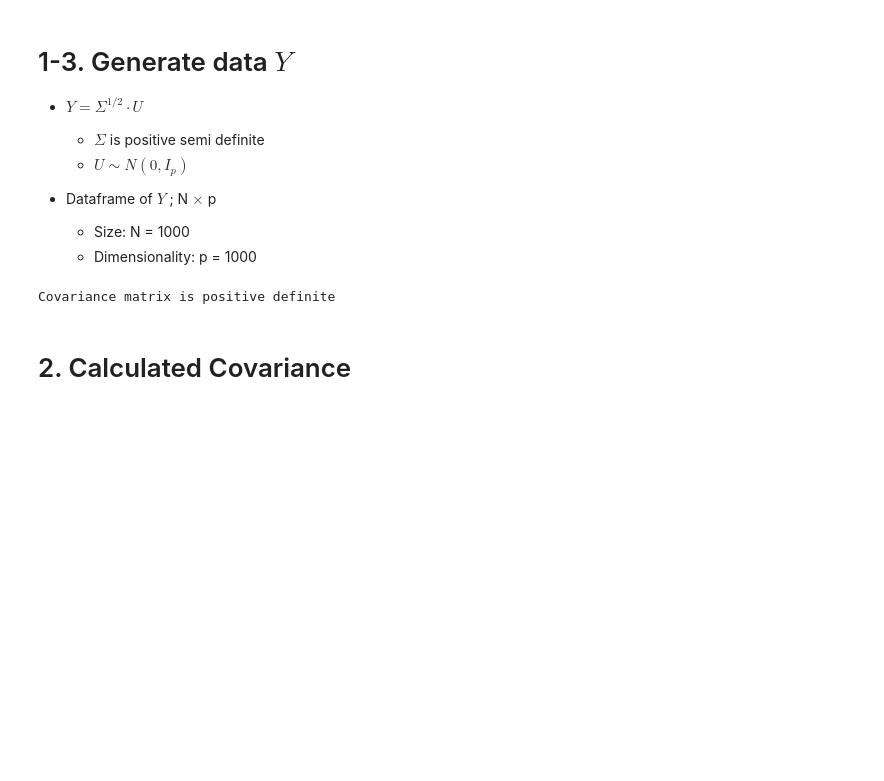
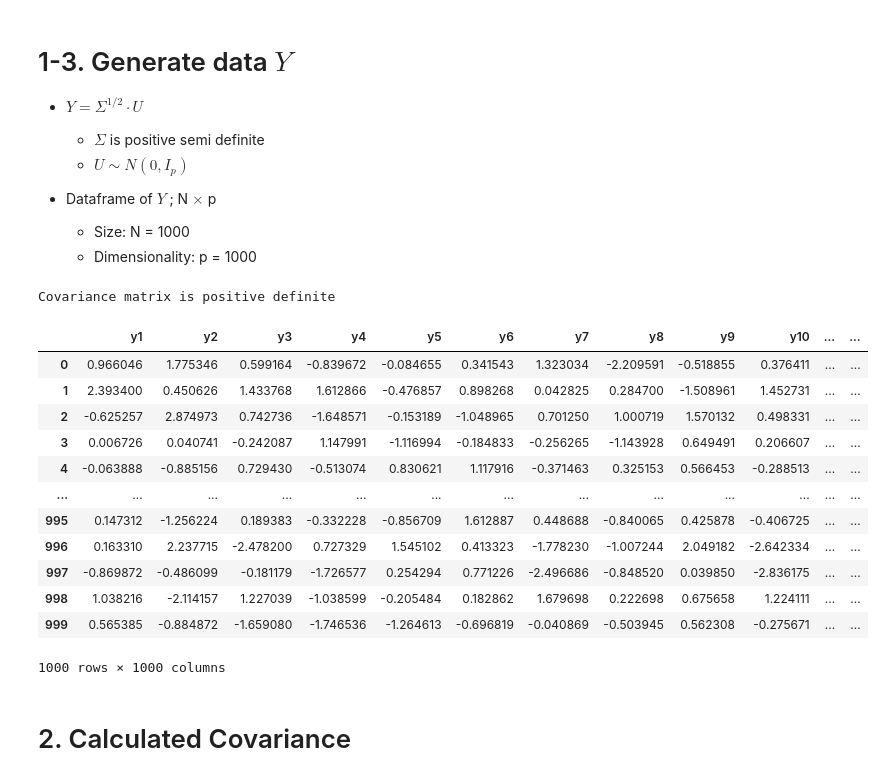
Before and after one commit to 272-burger/Covariance-Modeling, a Jupyter notebook: Covariance/RA_ExpPlotting.ipynb, the cells around one changed output. Saved outputs shown, nothing was run; the diff lists cells and outputs as text; code cells hidden in the pictures; blank space fills up the shorter version.

```diff
--- a/Covariance/RA_ExpPlotting.ipynb
+++ b/Covariance/RA_ExpPlotting.ipynb
@@ -97,6 +100,22 @@ for i in range(N):
 
 col_names = ['y{}'.format(i+1) for i in range(p)]
 y_df = pd.DataFrame(np.reshape(results, (N, p)), columns=col_names)
+# %%
+y_df
+# %% [output]
+|  | y1 | y2 | y3 | y4 | y5 | y6 | y7 | y8 | y9 | y10 | ... | ... |
+| 0 | 0.966046 | 1.775346 | 0.599164 | -0.839672 | -0.084655 | 0.341543 | 1.323034 | -2.209591 | -0.518855 | 0.376411 | ... | ... |
+| 1 | 2.393400 | 0.450626 | 1.433768 | 1.612866 | -0.476857 | 0.898268 | 0.042825 | 0.284700 | -1.508961 | 1.452731 | ... | ... |
+| 2 | -0.625257 | 2.874973 | 0.742736 | -1.648571 | -0.153189 | -1.048965 | 0.701250 | 1.000719 | 1.570132 | 0.498331 | ... | ... |
+| 3 | 0.006726 | 0.040741 | -0.242087 | 1.147991 | -1.116994 | -0.184833 | -0.256265 | -1.143928 | 0.649491 | 0.206607 | ... | ... |
+| 4 | -0.063888 | -0.885156 | 0.729430 | -0.513074 | 0.830621 | 1.117916 | -0.371463 | 0.325153 | 0.566453 | -0.288513 | ... | ... |
+| ... | ... | ... | ... | ... | ... | ... | ... | ... | ... | ... | ... | ... |
+| 995 | 0.147312 | -1.256224 | 0.189383 | -0.332228 | -0.856709 | 1.612887 | 0.448688 | -0.840065 | 0.425878 | -0.406725 | ... | ... |
+| 996 | 0.163310 | 2.237715 | -2.478200 | 0.727329 | 1.545102 | 0.413323 | -1.778230 | -1.007244 | 2.049182 | -2.642334 | ... | ... |
+| 997 | -0.869872 | -0.486099 | -0.181179 | -1.726577 | 0.254294 | 0.771226 | -2.496686 | -0.848520 | 0.039850 | -2.836175 | ... | ... |
+| 998 | 1.038216 | -2.114157 | 1.227039 | -1.038599 | -0.205484 | 0.182862 | 1.679698 | 0.222698 | 0.675658 | 1.224111 | ... | ... |
+| 999 | 0.565385 | -0.884872 | -1.659080 | -1.746536 | -1.264613 | -0.696819 | -0.040869 | -0.503945 | 0.562308 | -0.275671 | ... | ... |
+1000 rows × 1000 columns
 # %% [markdown]
 # 2. Calculated Covariance
 # %%
```
Also changed, not shown: parts of 11 cells of this notebook.
